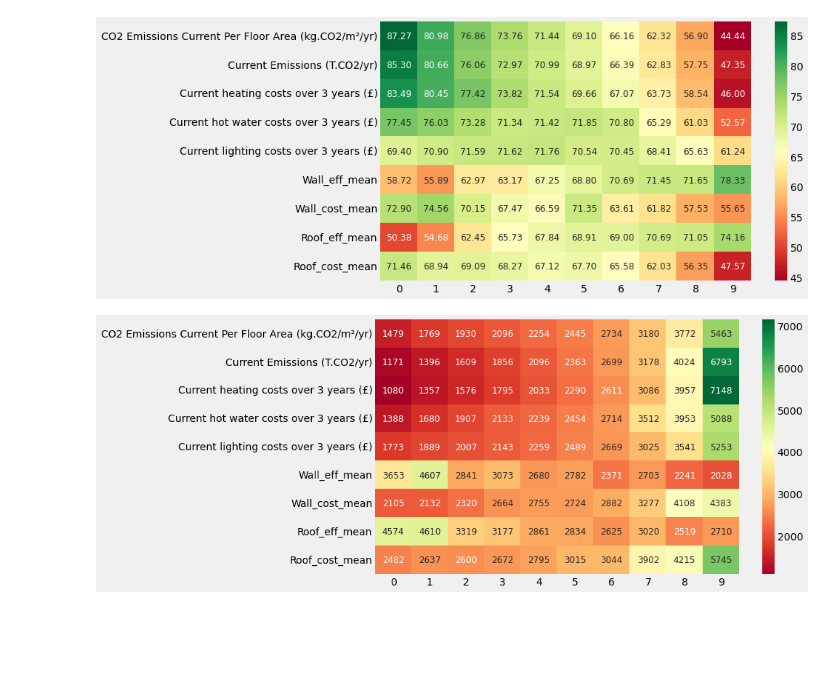
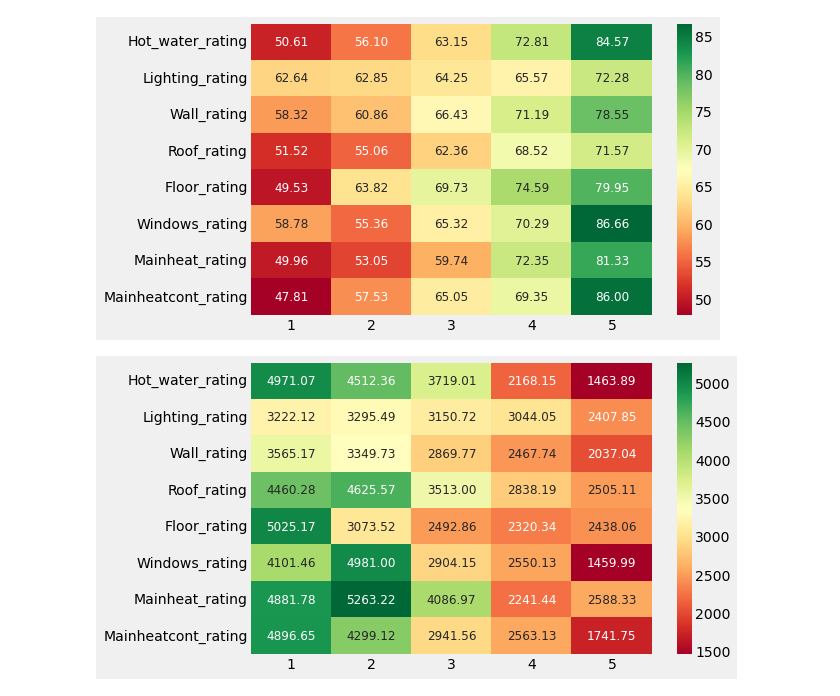
Before and after one commit to abessalov/Ocean_Energy_Efficiency, a Jupyter notebook: 6_Recommendations.ipynb, the cells around one changed output. Saved outputs shown, nothing was run; the diff lists cells and outputs as text; code cells hidden in the pictures; blank space fills up the shorter version.

```diff
--- a/6_Recommendations.ipynb
+++ b/6_Recommendations.ipynb
@@ -14,6 +21,8 @@ plt.style.use('bmh')
 # %%
 # 1) clean dataset
 df = pd.read_csv('data/data_clean.csv')
+df['Hot_water_rating'] = df.HOT_WATER_ENERGY_EFF
+df['Lighting_rating'] = pd.cut(df.LIGHTING_DESCRIPTION, bins = [-np.inf,20,40,60,80,np.inf], labels = [1,2,3,4,5]).astype(int)
 print(df.shape)
 df[:3]
 # %% [output]
@@ -56,70 +128,35 @@ feats_trg = [
     'Current energy efficiency rating',
     'Total current energy costs over 3 years (£)'
 ]
-# %%
-feats_used = [
-    # "Property_UPRN",
-    # "Postcode",
-    # "POST_TOWN",
-    # "Primary Energy Indicator (kWh/m²/year)",
-    # "Total floor area (m²)",
-    # "Current energy efficiency rating",
-    # "Potential Energy Efficiency Rating",
-    # "Current Environmental Impact Rating",
-    # "Potential Environmental Impact Rating",
-    "CO2 Emissions Current Per Floor Area (kg.CO2/m²/yr)",
-    # "HOT_WATER_ENERGY_EFF",
-    # "HOT_WATER_ENV_EFF",
-    # "LIGHTING_DESCRIPTION",
-    "Current Emissions (T.CO2/yr)",
-    # "Potential Reduction in Emissions (T.CO2/yr)",
-    # "Total current energy costs over 3 years (£)",
-    "Current heating costs over 3 years (£)",
-    # "Potential heating costs over 3 years (£)",
-    "Current hot water costs over 3 years (£)",
-    # "Potential hot water costs over 3 years (£)",
-    "Current lighting costs over 3 years (£)",
-    # "Potential lighting costs over 3 years (£)",
-    # "Part 1 Construction Age Band",
-    # "Built Form",
-    # "Property Type",
-    # "dt_day",
-    # "dt_month",
-    # "Country",
-    "Wall_eff_mean",
-    "Wall_cost_mean",
-    "Roof_eff_mean",
-    "Roof_cost_mean",
-]
 # %%
 # main calculation
-df_out = pd.DataFrame(index = range(10))
+df_out = pd.DataFrame(index = range(1,6))
 
 df1 = df[feats_used + feats_trg]
 for f in feats_used:
-    df1[f] = pd.qcut(df1[f], q = 10, labels = range(10))
-    df2 = df1.groupby(f)[feats_trg[0]].mean()
+    df1[f] = df1[f].fillna(0).astype(int)
+    df2 = df1[df1[f]!=0].groupby(f)[feats_trg[0]].mean()
     df_out[f] = df2
 
-_, ax = plt.subplots(1,1, figsize = (10,6))
+_, ax = plt.subplots(1,1, figsize = (8,5))
 p = sns.heatmap(df_out.T, ax = ax, cmap = 'RdYlGn', annot = True, fmt = '.2f', annot_kws={"size": 12})
 _ = p.set_xlabel('')
 _ = p.set_ylabel('')
 # %% [output]
-[figure, old version]
+[figure, new version]
 # %%
 # main calculation
-df_out = pd.DataFrame(index = range(10))
+df_out = pd.DataFrame(index = range(1,6))
 
 df1 = df[feats_used + feats_trg]
 for f in feats_used:
-    df1[f] = pd.qcut(df1[f], q = 10, labels = range(10))
-    df2 = df1.groupby(f)[feats_trg[1]].mean()
+    df1[f] = df1[f].fillna(0).astype(int)
+    df2 = df1[df1[f]!=0].groupby(f)[feats_trg[1]].mean()
     df_out[f] = df2
 
-_, ax = plt.subplots(1,1, figsize = (10,6))
-p = sns.heatmap(df_out.T, ax = ax, cmap = 'RdYlGn', annot = True, fmt = '.0f', annot_kws={"size": 12})
+_, ax = plt.subplots(1,1, figsize = (8,5))
+p = sns.heatmap(df_out.T, ax = ax, cmap = 'RdYlGn', annot = True, fmt = '.2f', annot_kws={"size": 12})
 _ = p.set_xlabel('')
 _ = p.set_ylabel('')
 # %% [output]
-[figure, old version]
+[figure, new version]
```
Also changed, not shown: parts of 6 cells of this notebook, 20 other files.
